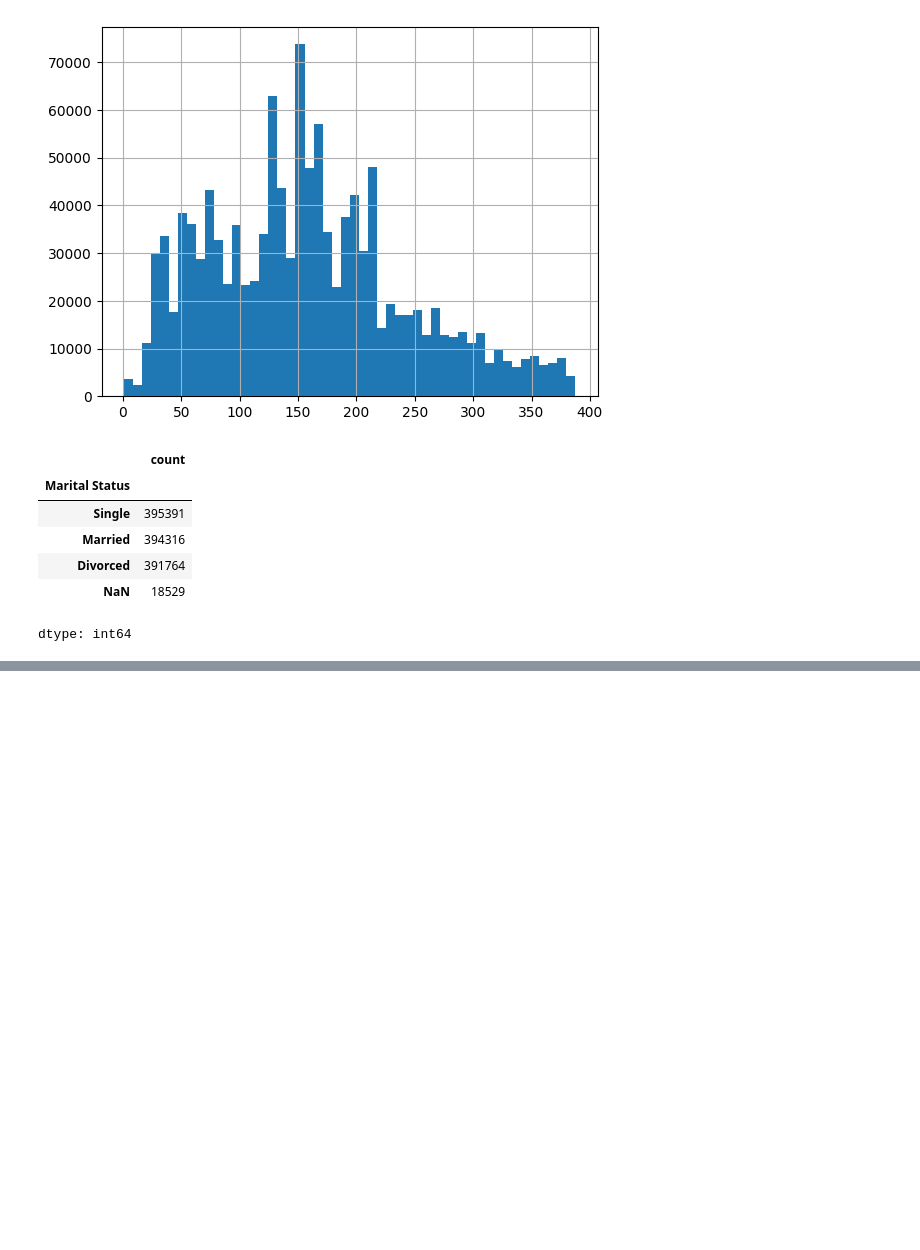
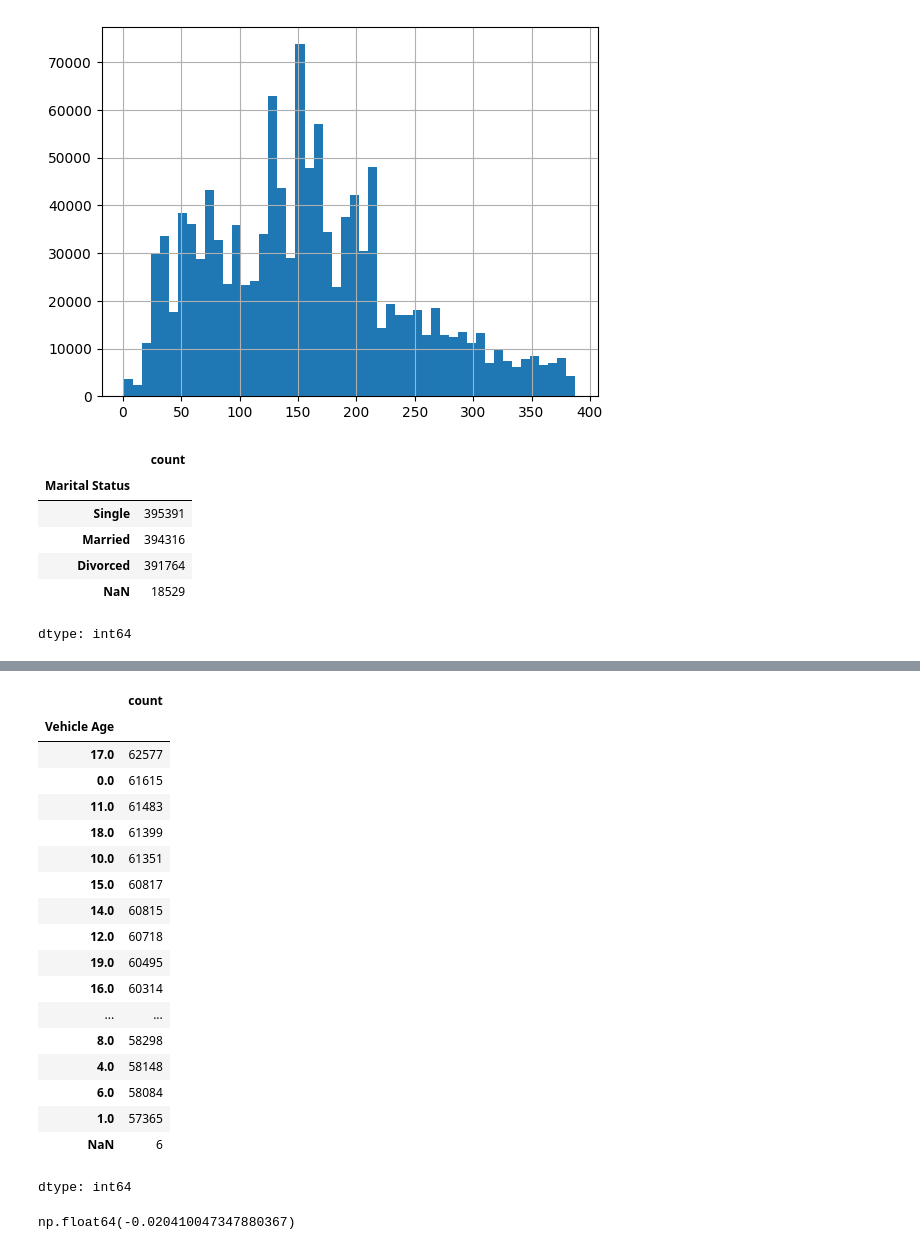
Before and after one commit to sushant758/ML-Exercises, a Jupyter notebook: Insurance.ipynb, the cells around one changed output, grey strips where cells are left out. Cells and saved outputs as stored; diff of their text form; code cells hidden in the pictures; blank space fills up the shorter version.

```diff
--- a/Insurance.ipynb
+++ b/Insurance.ipynb
@@ -186,0 +372,23 @@ df.head()
+# %%
+# Vehicle Age
+df['Vehicle Age'].value_counts(dropna=False)
+# %% [output]
+|  | count |
+| Vehicle Age |  |
+| 17.0 | 62577 |
+| 0.0 | 61615 |
+| 11.0 | 61483 |
+| 18.0 | 61399 |
+| 10.0 | 61351 |
+| 15.0 | 60817 |
+| 14.0 | 60815 |
+| 12.0 | 60718 |
+| 19.0 | 60495 |
+| 16.0 | 60314 |
+| ... | ... |
+| 8.0 | 58298 |
+| 4.0 | 58148 |
+| 6.0 | 58084 |
+| 1.0 | 57365 |
+| NaN | 6 |
+dtype: int64
@@ -186,0 +397,4 @@ df.head()
+# %%
+df['Vehicle Age'].skew()
+# %% [output]
+np.float64(-0.020410047347880367)
```
Also changed, not shown: parts of 35 cells of this notebook.
